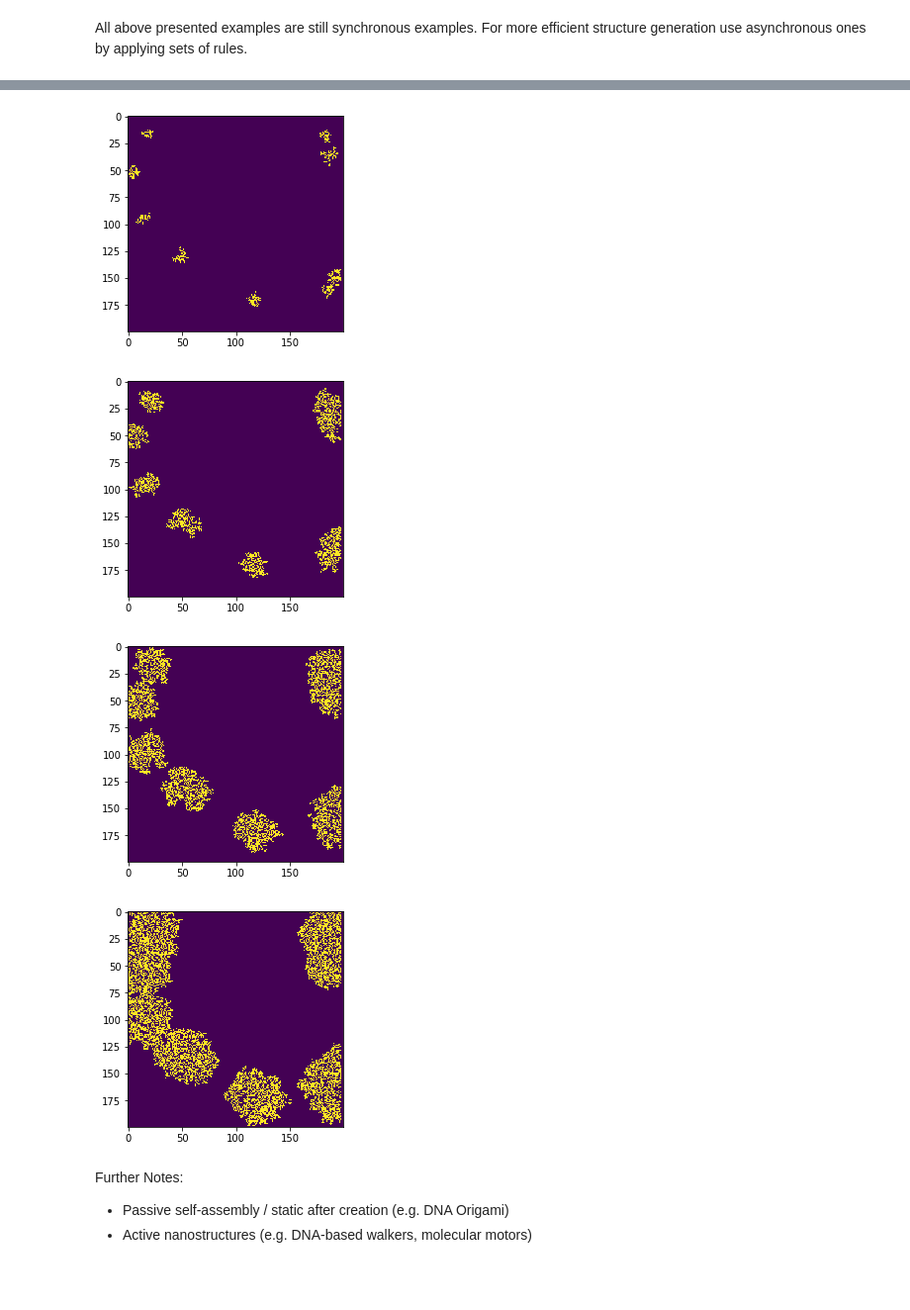
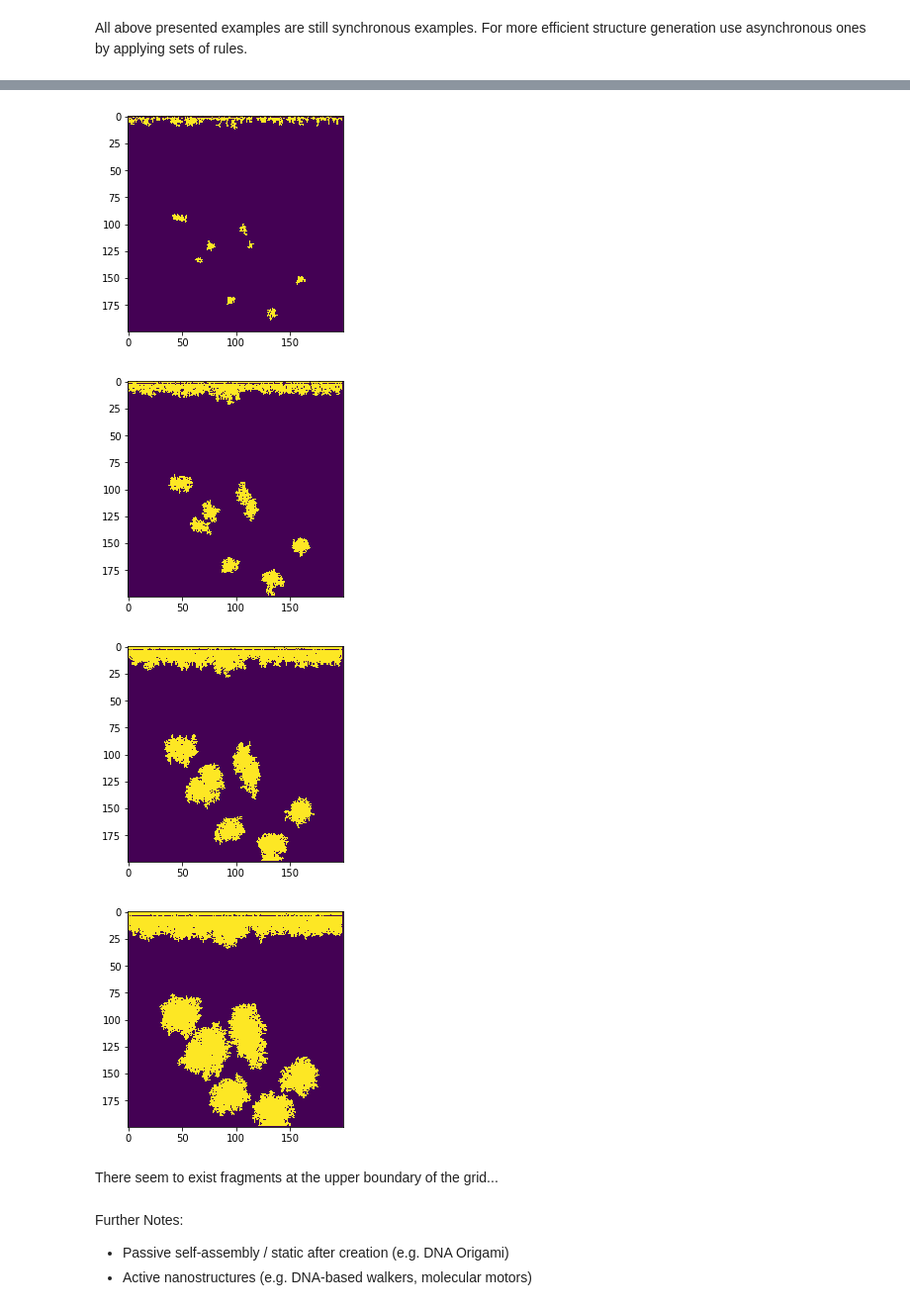
Before and after one commit to hs42/biophysics, a Jupyter notebook: playground.ipynb, the cells around one changed output, grey strips where cells are left out. Shown: that part at 99% size. Cells and saved outputs as stored; diff of their text form; code cells hidden in the pictures; blank space fills up the shorter version.

```diff
--- a/playground.ipynb
+++ b/playground.ipynb
@@ -141,44 +141,46 @@ N = 200
 t = 100
 nseeds = 10 # number of seeds
 
 field = np.zeros((N, N))
 
 for i in range(0, nseeds):
     # initialize seeds
     field[rd.randrange(0,N-1), rd.randrange(0,N-1)] = 1
 
 plt.imshow(field)
 plt.show()
 
 # Apply rules similar to Game of Life rules
 for i in range(0, 4):
     for j in range(0, int(t/4)):
         time = i*int(t/4)+j
 
-        for x in range(1, N - 1):
-            for y in range(1, N - 2):
+        for x in range(0, N - 1):
+            for y in range(1, N - 1):
                 # if at least one neighbour on, have higher probability to be turned on
                 if field[x, y-1]==1 or field[x, y+1]==1 or field[x-1, y]==1 or field[x+1, y]==1:
-                    if rd.uniform(0, 1) < 0.2:
+                    if rd.uniform(0, 1) < 0.1:
                         field[x, y] = 1
 
                 # small probability to create life out of nowhere
-                #if rd.uniform(0, 1) < 0.01:
-                #    if field[x, y-1]==0 or field[x, y+1]==0 or field[x-1, y]==0 or field[x+1, y]==0:
-                #        field[x, y] = 1
+                if rd.uniform(0, 1) < 0.05:
+                    if field[x, y-1]==0 or field[x, y+1]==0 or field[x-1, y]==0 or field[x+1, y]==0:
+                        field[i+1, x] = 1
 
                 # small probability to die randomly
                 if rd.uniform(0, 1) < 0.15:
-                    field[x, y] = 0
+                    field[i+1, x] = 0
     plt.imshow(field)
     plt.show()
 #plt.savefig('variation_game_of_life.png', dpi=300, format='png')
 # %% [output]
 [figure]
-[figure, old version]
+[figure, new version]
-[figure, old version]
+[figure, new version]
-[figure, old version]
+[figure, new version]
-[figure, old version]
+[figure, new version]
+# %% [markdown]
+There seem to exist fragments at the upper boundary of the grid...
 # %% [markdown]
 Further Notes:
 
```
Also changed, not shown: parts of 2 cells of this notebook.
